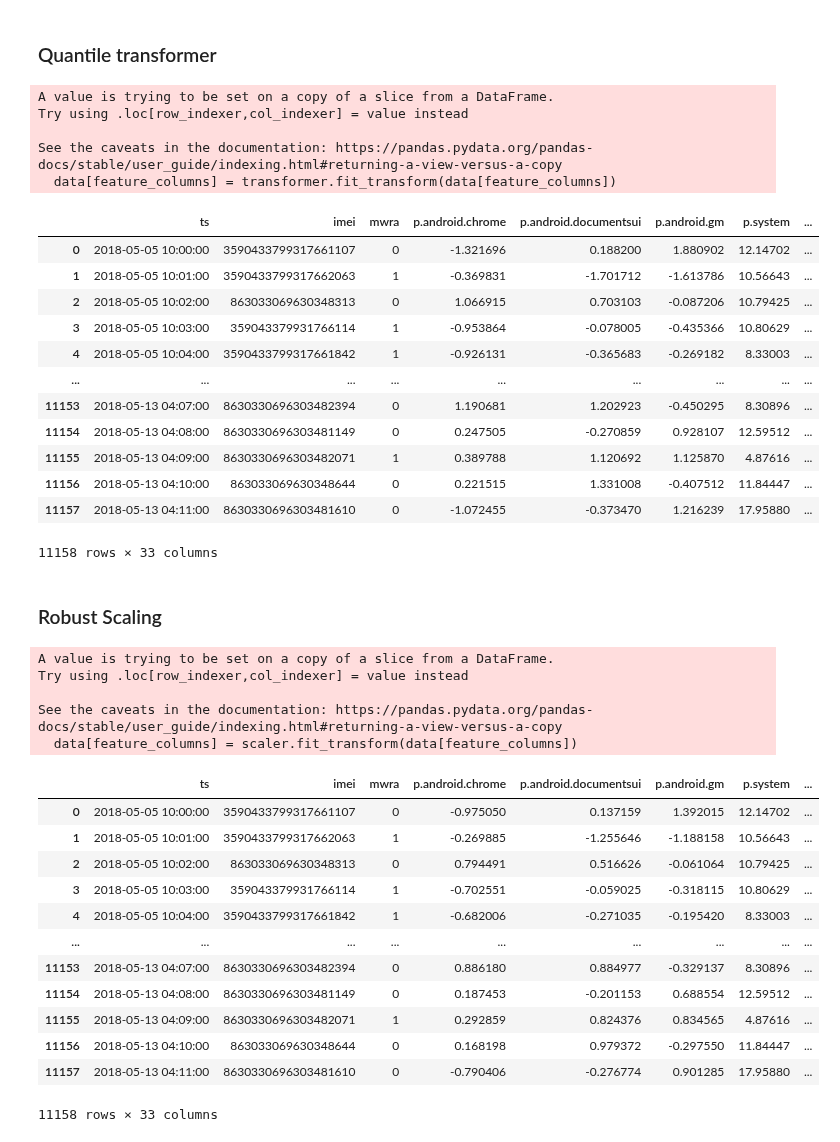
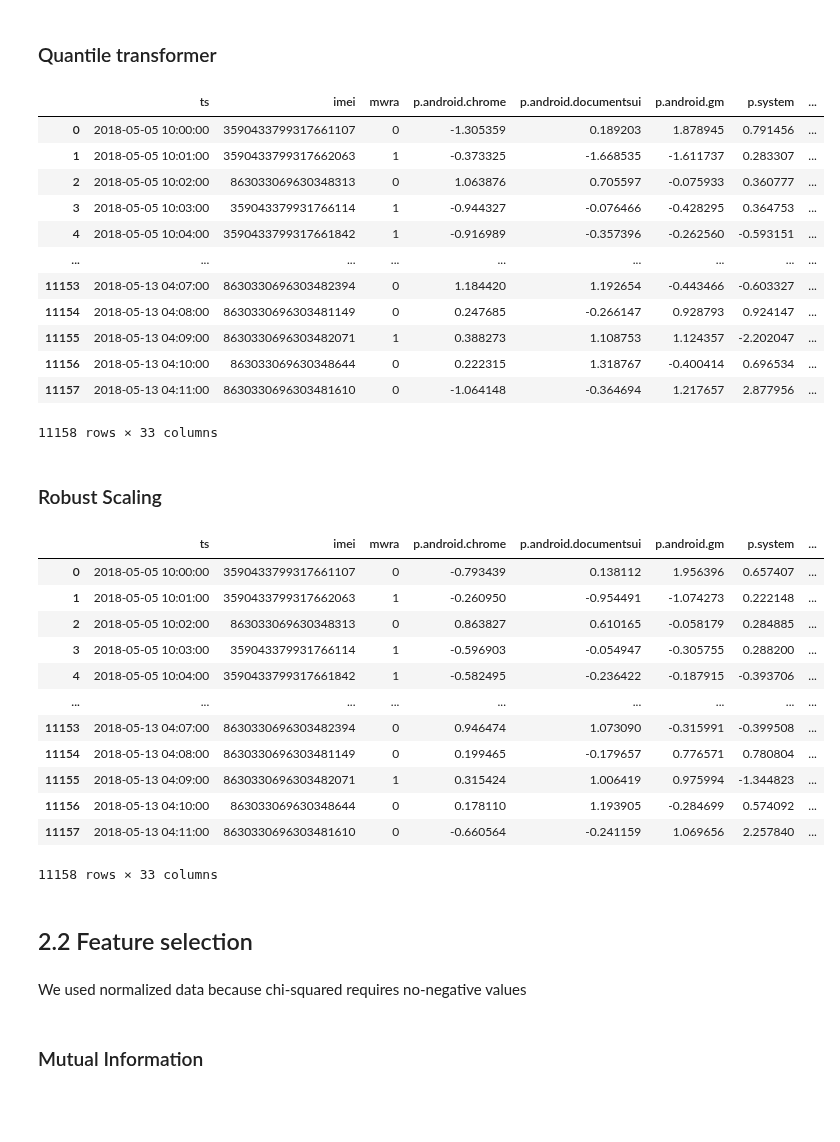
Before and after one commit to MartinH2k3/IAUProject, a Jupyter notebook: phase2-janka.ipynb, the cells around one changed output. Drawn from its saved outputs; the diff is of its cells as text; code cells hidden in the pictures; blank space fills up the shorter version.

```diff
--- a/phase2-janka.ipynb
+++ b/phase2-janka.ipynb
@@ -193,27 +186,23 @@ def quantile_transform(data, feature_columns):
     data[feature_columns] = transformer.fit_transform(data[feature_columns])
     return data
 # %%
-quantile_transformed_data = quantile_transform(training_data, feature_columns)
+data_to_transform = training_data.copy()
+quantile_transformed_data = quantile_transform(data_to_transform, feature_columns)
 quantile_transformed_data
 # %% [output]
+|  | ts | imei | mwra | p.android.chrome | p.android.documentsui | p.android.gm | p.system | ... |
+| 0 | 2018-05-05 10:00:00 | 3590433799317661107 | 0 | -1.305359 | 0.189203 | 1.878945 | 0.791456 | ... |
+| 1 | 2018-05-05 10:01:00 | 3590433799317662063 | 1 | -0.373325 | -1.668535 | -1.611737 | 0.283307 | ... |
+| 2 | 2018-05-05 10:02:00 | 863033069630348313 | 0 | 1.063876 | 0.705597 | -0.075933 | 0.360777 | ... |
+| 3 | 2018-05-05 10:03:00 | 359043379931766114 | 1 | -0.944327 | -0.076466 | -0.428295 | 0.364753 | ... |
+| 4 | 2018-05-05 10:04:00 | 3590433799317661842 | 1 | -0.916989 | -0.357396 | -0.262560 | -0.593151 | ... |
+| ... | ... | ... | ... | ... | ... | ... | ... | ... |
+| 11153 | 2018-05-13 04:07:00 | 8630330696303482394 | 0 | 1.184420 | 1.192654 | -0.443466 | -0.603327 | ... |
+| 11154 | 2018-05-13 04:08:00 | 8630330696303481149 | 0 | 0.247685 | -0.266147 | 0.928793 | 0.924147 | ... |
+| 11155 | 2018-05-13 04:09:00 | 8630330696303482071 | 1 | 0.388273 | 1.108753 | 1.124357 | -2.202047 | ... |
+| 11156 | 2018-05-13 04:10:00 | 863033069630348644 | 0 | 0.222315 | 1.318767 | -0.400414 | 0.696534 | ... |
+| 11157 | 2018-05-13 04:11:00 | 8630330696303481610 | 0 | -1.064148 | -0.364694 | 1.217657 | 2.877956 | ... |
-A value is trying to be set on a copy of a slice from a DataFrame.
-Try using .loc[row_indexer,col_indexer] = value instead
-
-See the caveats in the documentation: https://pandas.pydata.org/pandas-docs/stable/user_guide/indexing.html#returning-a-view-versus-a-copy
-  data[feature_columns] = transformer.fit_transform(data[feature_columns])
+11158 rows × 33 columns
-|  | ts | imei | mwra | p.android.chrome | p.android.documentsui | p.android.gm | p.system | ... |
-| 0 | 2018-05-05 10:00:00 | 3590433799317661107 | 0 | -1.321696 | 0.188200 | 1.880902 | 12.14702 | ... |
-| 1 | 2018-05-05 10:01:00 | 3590433799317662063 | 1 | -0.369831 | -1.701712 | -1.613786 | 10.56643 | ... |
-| 2 | 2018-05-05 10:02:00 | 863033069630348313 | 0 | 1.066915 | 0.703103 | -0.087206 | 10.79425 | ... |
-| 3 | 2018-05-05 10:03:00 | 359043379931766114 | 1 | -0.953864 | -0.078005 | -0.435366 | 10.80629 | ... |
-| 4 | 2018-05-05 10:04:00 | 3590433799317661842 | 1 | -0.926131 | -0.365683 | -0.269182 | 8.33003 | ... |
-| ... | ... | ... | ... | ... | ... | ... | ... | ... |
-| 11153 | 2018-05-13 04:07:00 | 8630330696303482394 | 0 | 1.190681 | 1.202923 | -0.450295 | 8.30896 | ... |
-| 11154 | 2018-05-13 04:08:00 | 8630330696303481149 | 0 | 0.247505 | -0.270859 | 0.928107 | 12.59512 | ... |
-| 11155 | 2018-05-13 04:09:00 | 8630330696303482071 | 1 | 0.389788 | 1.120692 | 1.125870 | 4.87616 | ... |
-| 11156 | 2018-05-13 04:10:00 | 863033069630348644 | 0 | 0.221515 | 1.331008 | -0.407512 | 11.84447 | ... |
-| 11157 | 2018-05-13 04:11:00 | 8630330696303481610 | 0 | -1.072455 | -0.373470 | 1.216239 | 17.95880 | ... |
-11158 rows × 33 columns
 # %% [markdown]
 ### Robust Scaling
 # %%
@@ -222,24 +211,22 @@ def robust_scaling(data, feature_columns):
     data[feature_columns] = scaler.fit_transform(data[feature_columns])
     return data
 # %%
-robust_scaled_data = robust_scaling(training_data, feature_columns)
+data_to_transform = training_data.copy()
+robust_scaled_data = robust_scaling(data_to_transform, feature_columns)
 robust_scaled_data
 # %% [output]
+|  | ts | imei | mwra | p.android.chrome | p.android.documentsui | p.android.gm | p.system | ... |
+| 0 | 2018-05-05 10:00:00 | 3590433799317661107 | 0 | -0.793439 | 0.138112 | 1.956396 | 0.657407 | ... |
+| 1 | 2018-05-05 10:01:00 | 3590433799317662063 | 1 | -0.260950 | -0.954491 | -1.074273 | 0.222148 | ... |
+| 2 | 2018-05-05 10:02:00 | 863033069630348313 | 0 | 0.863827 | 0.610165 | -0.058179 | 0.284885 | ... |
+| 3 | 2018-05-05 10:03:00 | 359043379931766114 | 1 | -0.596903 | -0.054947 | -0.305755 | 0.288200 | ... |
+| 4 | 2018-05-05 10:04:00 | 3590433799317661842 | 1 | -0.582495 | -0.236422 | -0.187915 | -0.393706 | ... |
+| ... | ... | ... | ... | ... | ... | ... | ... | ... |
+| 11153 | 2018-05-13 04:07:00 | 8630330696303482394 | 0 | 0.946474 | 1.073090 | -0.315991 | -0.399508 | ... |
+| 11154 | 2018-05-13 04:08:00 | 8630330696303481149 | 0 | 0.199465 | -0.179657 | 0.776571 | 0.780804 | ... |
+| 11155 | 2018-05-13 04:09:00 | 8630330696303482071 | 1 | 0.315424 | 1.006419 | 0.975994 | -1.344823 | ... |
+| 11156 | 2018-05-13 04:10:00 | 863033069630348644 | 0 | 0.178110 | 1.193905 | -0.284699 | 0.574092 | ... |
+| 11157 | 2018-05-13 04:11:00 | 8630330696303481610 | 0 | -0.660564 | -0.241159 | 1.069656 | 2.257840 | ... |
-A value is trying to be set on a copy of a slice from a DataFrame.
-Try using .loc[row_indexer,col_indexer] = value instead
-
-See the caveats in the documentation: https://pandas.pydata.org/pandas-docs/stable/user_guide/indexing.html#returning-a-view-versus-a-copy
-  data[feature_columns] = scaler.fit_transform(data[feature_columns])
+11158 rows × 33 columns
-|  | ts | imei | mwra | p.android.chrome | p.android.documentsui | p.android.gm | p.system | ... |
-| 0 | 2018-05-05 10:00:00 | 3590433799317661107 | 0 | -0.975050 | 0.137159 | 1.392015 | 12.14702 | ... |
-| 1 | 2018-05-05 10:01:00 | 3590433799317662063 | 1 | -0.269885 | -1.255646 | -1.188158 | 10.56643 | ... |
-| 2 | 2018-05-05 10:02:00 | 863033069630348313 | 0 | 0.794491 | 0.516626 | -0.061064 | 10.79425 | ... |
-| 3 | 2018-05-05 10:03:00 | 359043379931766114 | 1 | -0.702551 | -0.059025 | -0.318115 | 10.80629 | ... |
-| 4 | 2018-05-05 10:04:00 | 3590433799317661842 | 1 | -0.682006 | -0.271035 | -0.195420 | 8.33003 | ... |
-| ... | ... | ... | ... | ... | ... | ... | ... | ... |
-| 11153 | 2018-05-13 04:07:00 | 8630330696303482394 | 0 | 0.886180 | 0.884977 | -0.329137 | 8.30896 | ... |
-| 11154 | 2018-05-13 04:08:00 | 8630330696303481149 | 0 | 0.187453 | -0.201153 | 0.688554 | 12.59512 | ... |
-| 11155 | 2018-05-13 04:09:00 | 8630330696303482071 | 1 | 0.292859 | 0.824376 | 0.834565 | 4.87616 | ... |
-| 11156 | 2018-05-13 04:10:00 | 863033069630348644 | 0 | 0.168198 | 0.979372 | -0.297550 | 11.84447 | ... |
-| 11157 | 2018-05-13 04:11:00 | 8630330696303481610 | 0 | -0.790406 | -0.276774 | 0.901285 | 17.95880 | ... |
-11158 rows × 33 columns
+# %% [markdown]
+## 2.2 Feature selection
@@ -245,0 +238,4 @@ See the caveats in the documentation: https://pandas.pydata.org/pandas-docs/stab
+# %% [markdown]
+We used normalized data because chi-squared requires no-negative values
+# %% [markdown]
+### Mutual Information
```
Also changed, not shown: parts of 14 cells of this notebook.
